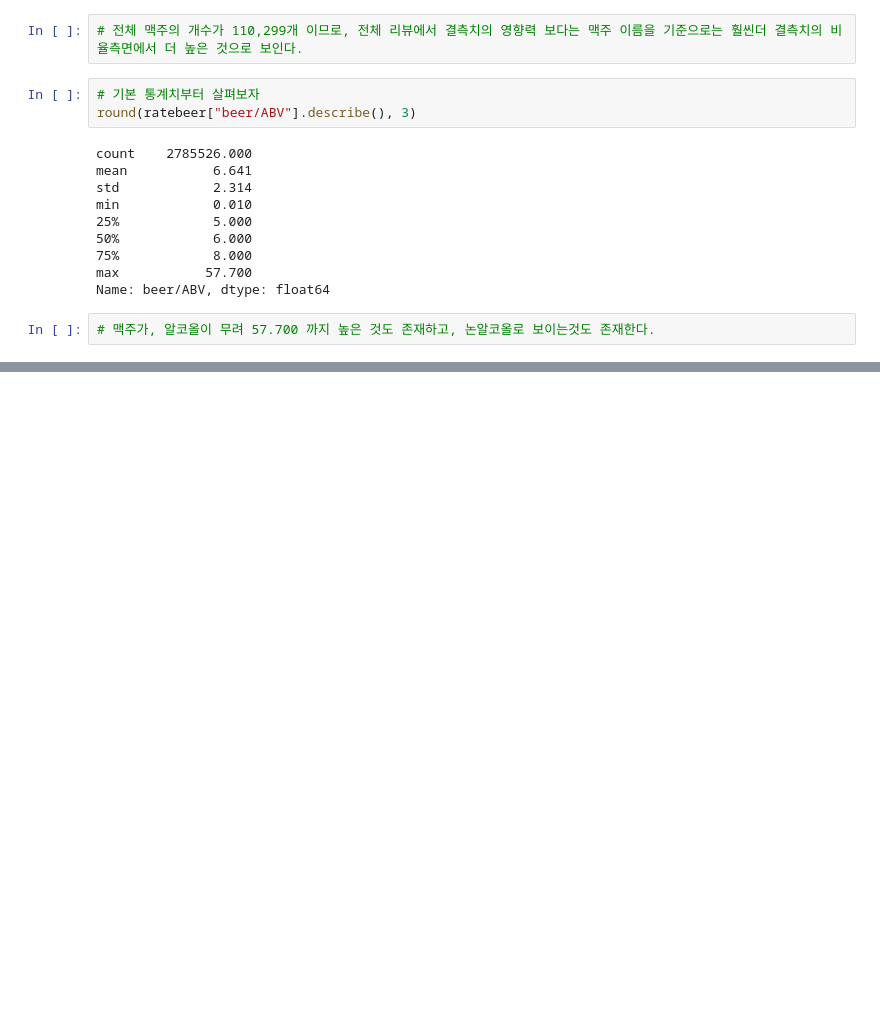
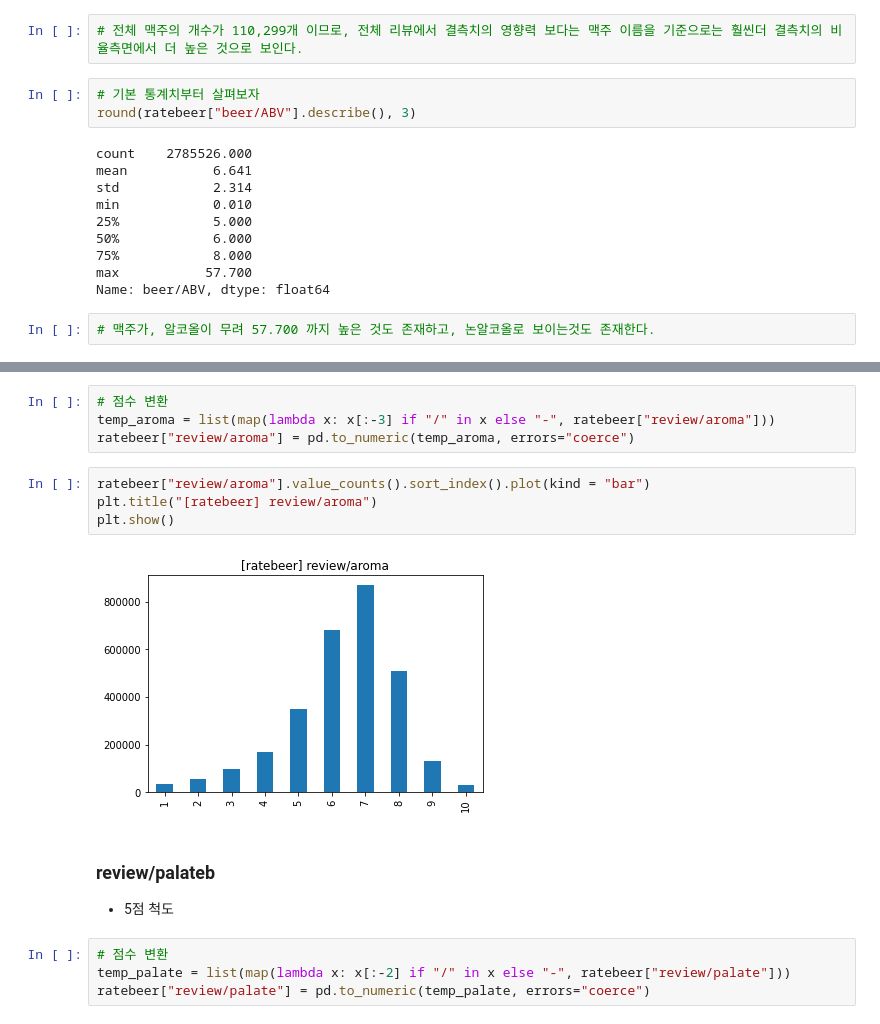
Before and after one commit to boostcampaitech3/final-project-level3-recsys-10, a Jupyter notebook: EDA/ratebeer_EDA_gyeongtae.ipynb, the cells around one changed output, grey strips where cells are left out. Saved outputs shown, nothing was run; the diff lists cells and outputs as text; blank space fills up the shorter version.

```diff
--- a/EDA/ratebeer_EDA_gyeongtae.ipynb
+++ b/EDA/ratebeer_EDA_gyeongtae.ipynb
@@ -247,0 +316,17 @@ Name: beer/ABV, dtype: float64
+# %%
+# 점수 변환
+temp_aroma = list(map(lambda x: x[:-3] if "/" in x else "-", ratebeer["review/aroma"]))
+ratebeer["review/aroma"] = pd.to_numeric(temp_aroma, errors="coerce")
+# %%
+ratebeer["review/aroma"].value_counts().sort_index().plot(kind = "bar")
+plt.title("[ratebeer] review/aroma")
+plt.show()
+# %% [output]
+[figure, added]
+# %% [markdown]
+### review/palateb
+- 5점 척도
+# %%
+# 점수 변환
+temp_palate = list(map(lambda x: x[:-2] if "/" in x else "-", ratebeer["review/palate"]))
+ratebeer["review/palate"] = pd.to_numeric(temp_palate, errors="coerce")
```
Also changed, not shown: parts of 49 cells of this notebook.
